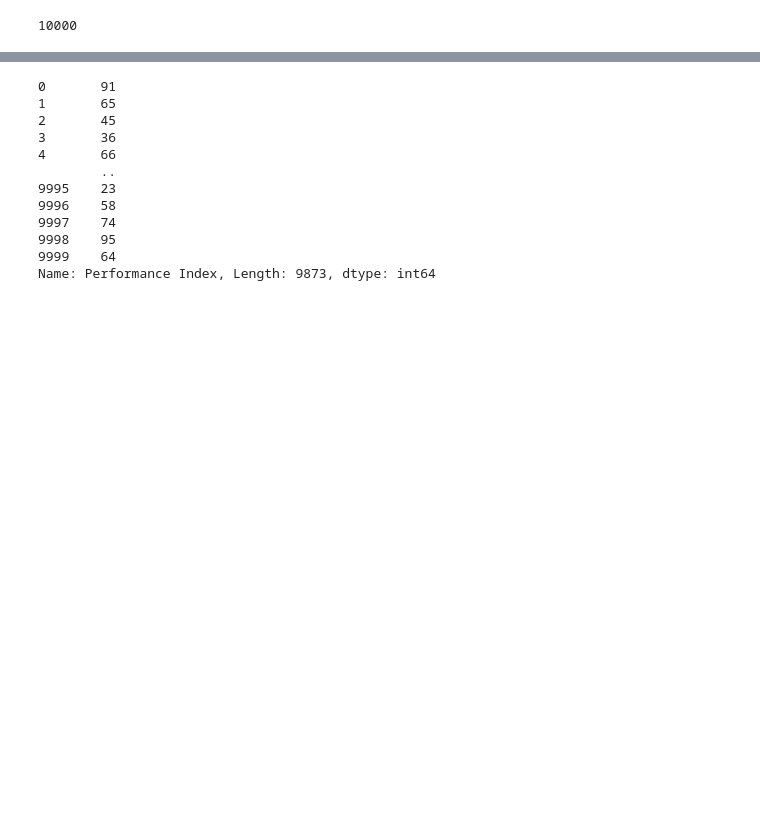
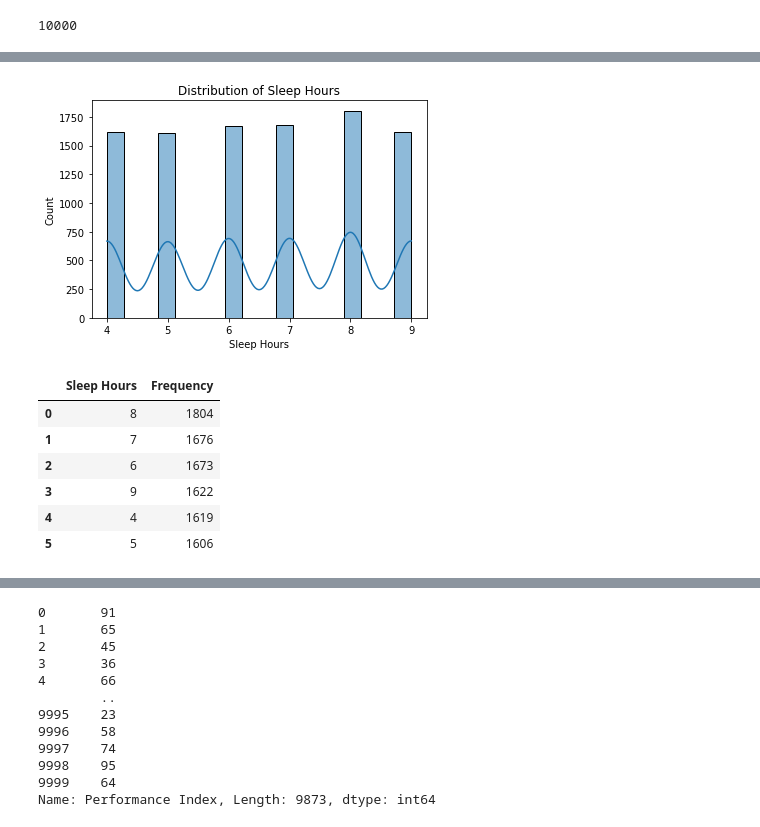
Before and after one commit to LinaAlkhadhiri/SWE485-project-Group-1, a Jupyter notebook: SWE485 project - Group 1.ipynb, the cells around one changed output, grey strips where cells are left out. Saved outputs shown, nothing was run; the diff lists cells and outputs as text; code cells hidden in the pictures; blank space fills up the shorter version.

```diff
--- a/SWE485 project - Group 1.ipynb
+++ b/SWE485 project - Group 1.ipynb
@@ -144,0 +161,13 @@ dtype: float64
+# %%
+# Variable distributions for (Sleep Hours)
+plot_histogram(student_performance, 'Sleep Hours')
+variable_distribution_table(student_performance, 'Sleep Hours')
+# %% [output]
+[figure, added]
+|  | Sleep Hours | Frequency |
+| 0 | 8 | 1804 |
+| 1 | 7 | 1676 |
+| 2 | 6 | 1673 |
+| 3 | 9 | 1622 |
+| 4 | 4 | 1619 |
+| 5 | 5 | 1606 |
```
Also changed, not shown: parts of 19 cells of this notebook.
